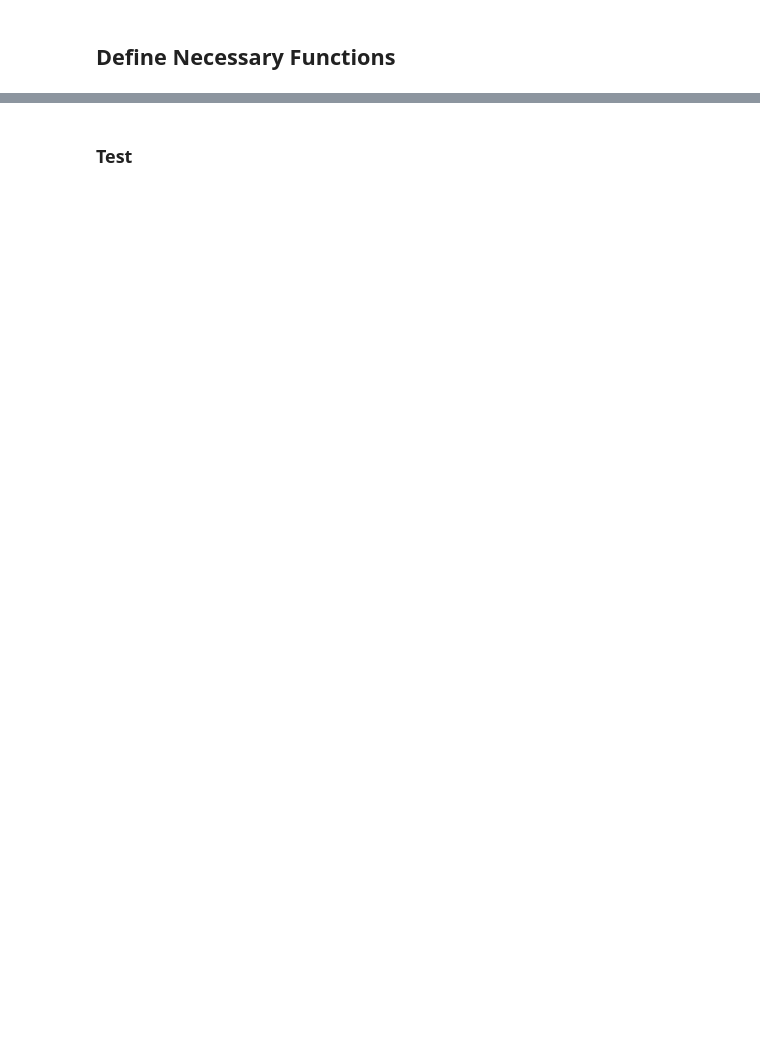
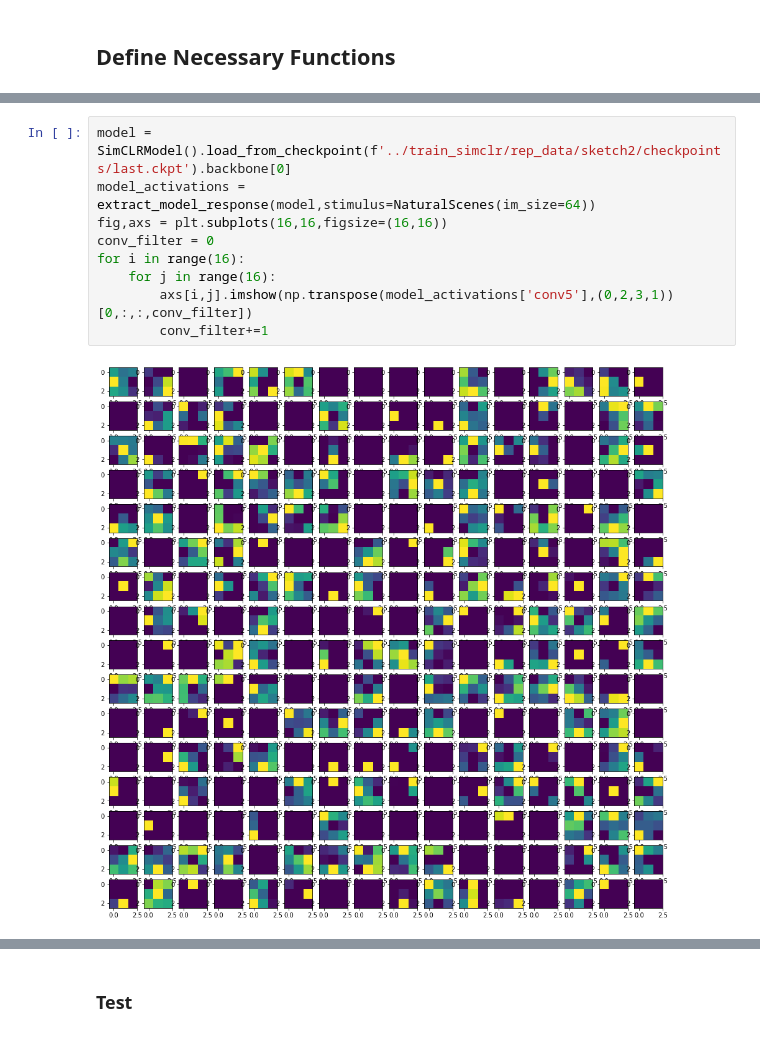
Before and after one commit to talmolab/domain_rep, a Jupyter notebook: rep_analysis/representation_comp_base.ipynb, the cells around one changed output, grey strips where cells are left out. Cells and saved outputs as stored; diff of their text form; blank space fills up the shorter version.

```diff
--- a/rep_analysis/representation_comp_base.ipynb
+++ b/rep_analysis/representation_comp_base.ipynb
@@ -57,0 +123,11 @@ def MSE(trained_tensor=None,untrained_tensor=None):
+# %%
+model = SimCLRModel().load_from_checkpoint(f'../train_simclr/rep_data/sketch2/checkpoints/last.ckpt').backbone[0]
+model_activations = extract_model_response(model,stimulus=NaturalScenes(im_size=64))
+fig,axs = plt.subplots(16,16,figsize=(16,16))
+conv_filter = 0
+for i in range(16):
+    for j in range(16):
+        axs[i,j].imshow(np.transpose(model_activations['conv5'],(0,2,3,1))[0,:,:,conv_filter])
+        conv_filter+=1
+# %% [output]
+[figure, added]
```
Also changed, not shown: parts of 46 cells of this notebook.
